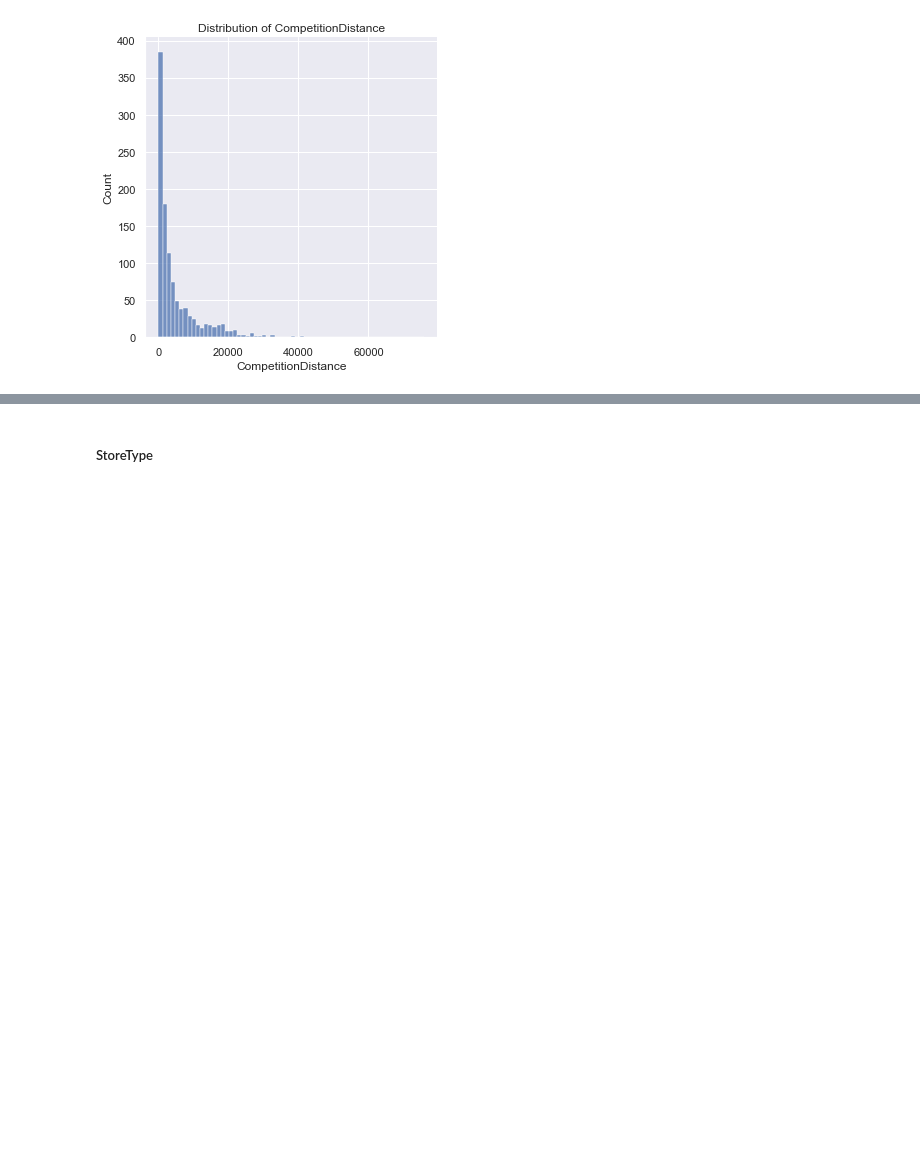
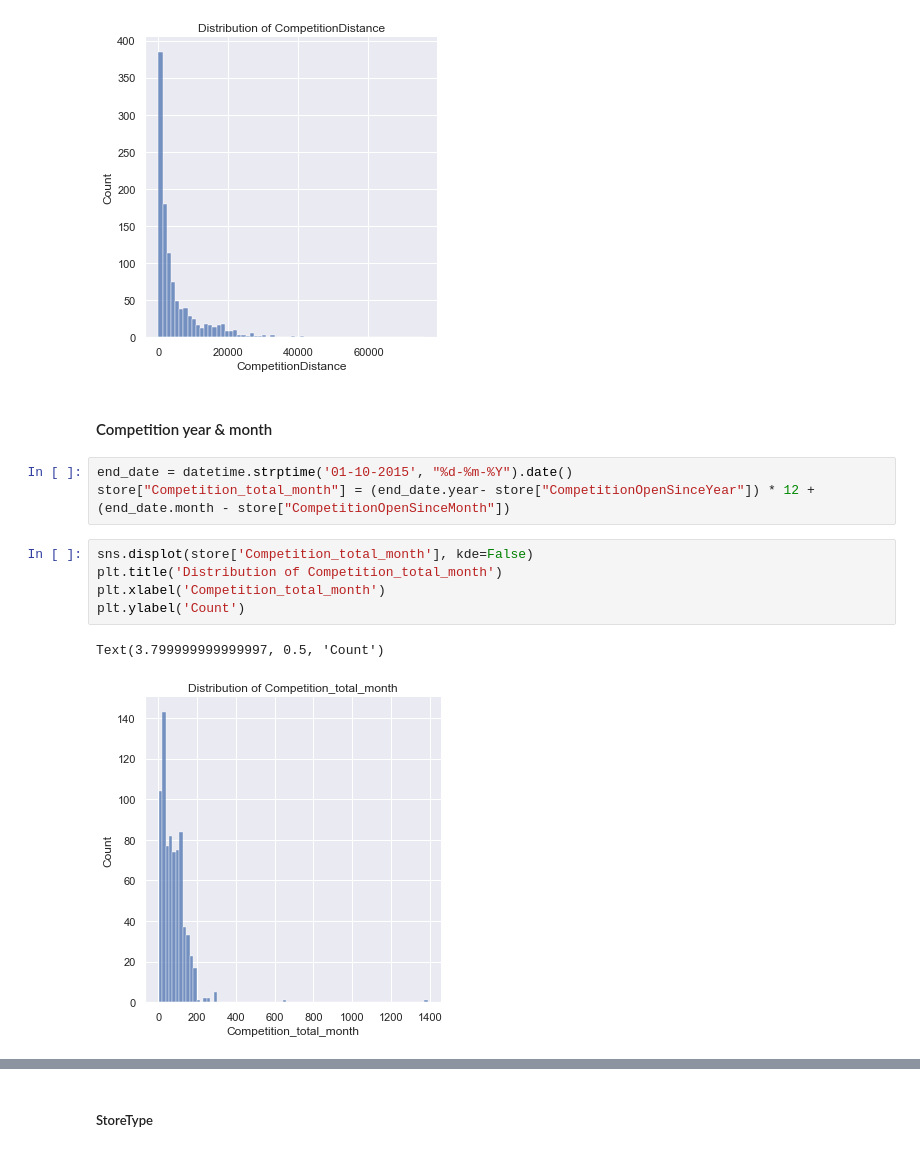
Before and after one commit to CYCCCCC/store_sales_prediction, a Jupyter notebook: store_sales.ipynb, the cells around one changed output, grey strips where cells are left out. Drawn from its saved outputs; the diff is of its cells as text; blank space fills up the shorter version.

```diff
--- a/store_sales.ipynb
+++ b/store_sales.ipynb
@@ -74,3 +99,16 @@ plt.ylabel('Count')
 # %% [output]
 Text(5.960000000000001, 0.5, 'Count')
 [figure]
+# %% [markdown]
+#### Competition year & month
+# %%
+end_date = datetime.strptime('01-10-2015', "%d-%m-%Y").date()
+store["Competition_total_month"] = (end_date.year- store["CompetitionOpenSinceYear"]) * 12 + (end_date.month - store["CompetitionOpenSinceMonth"])
+# %%
+sns.displot(store['Competition_total_month'], kde=False)
+plt.title('Distribution of Competition_total_month')
+plt.xlabel('Competition_total_month')
+plt.ylabel('Count')
+# %% [output]
+Text(3.799999999999997, 0.5, 'Count')
+[figure, added]
```
Also changed, not shown: parts of 7 cells of this notebook.
